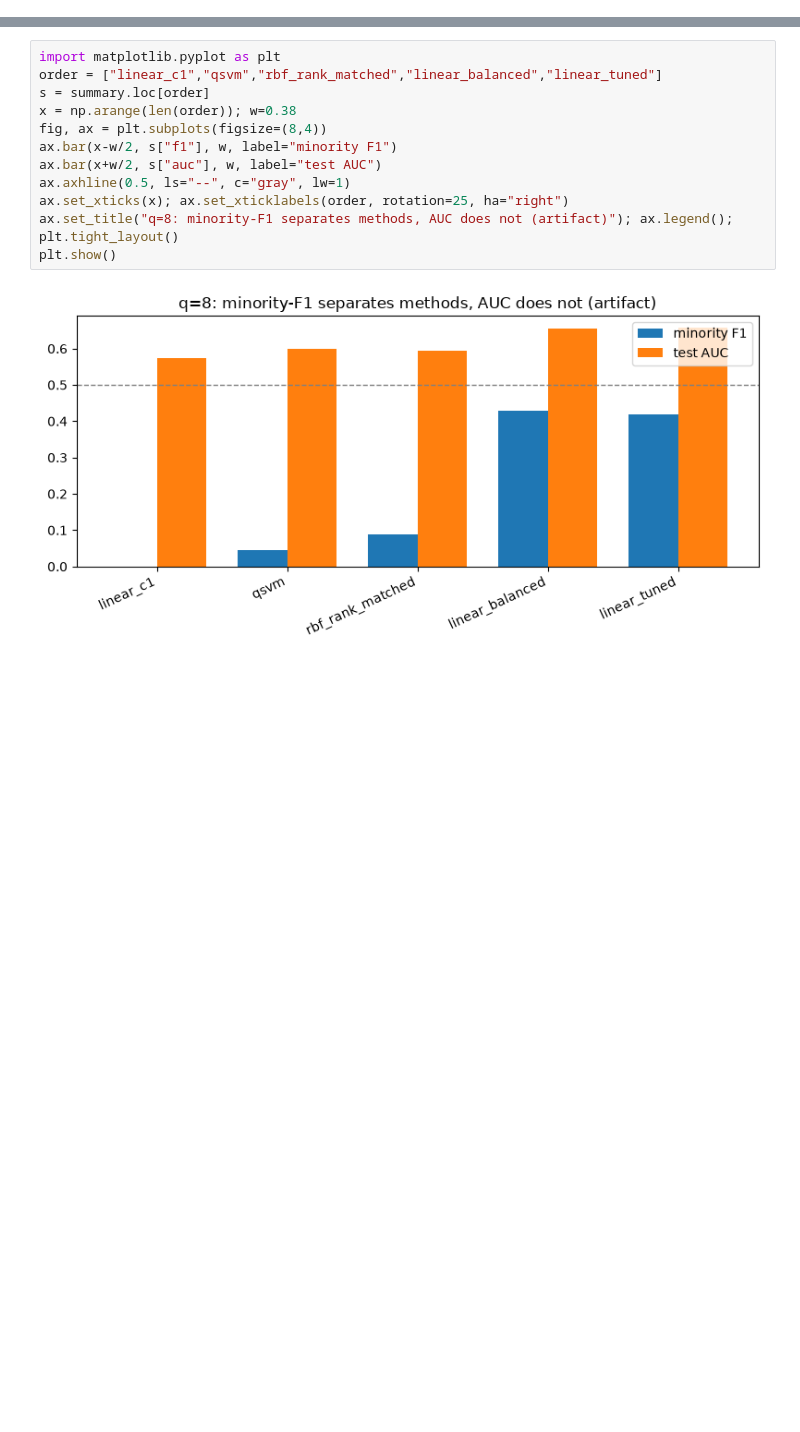
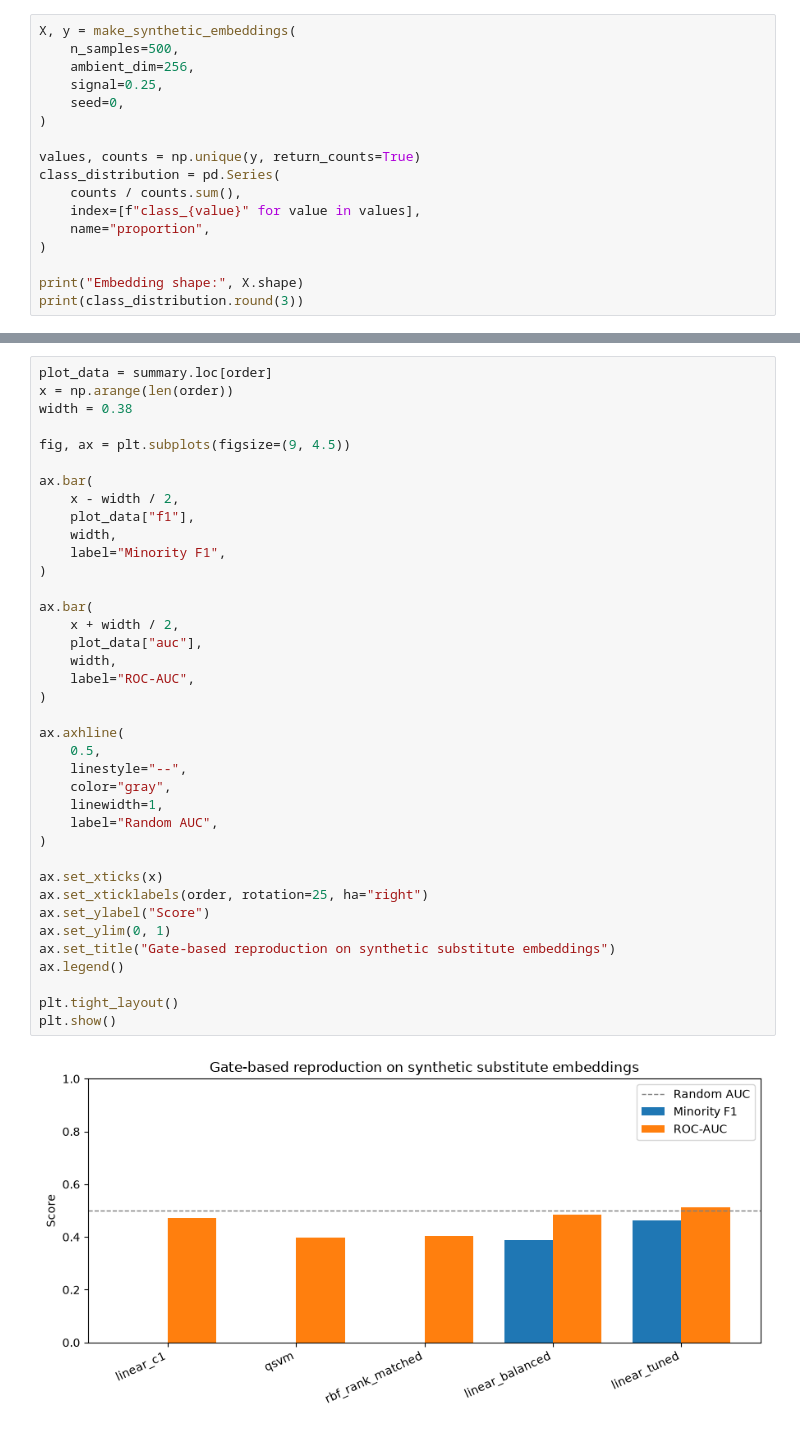
Before and after one commit to jricc/reproduced_papers, a Jupyter notebook: papers/qsvm_medimage/notebook.ipynb, the cells around one changed output, grey strips where cells are left out. Saved outputs shown, nothing was run; the diff lists cells and outputs as text; blank space fills up the shorter version.

Commit message:
First working version with a synthetic dataset

```diff
--- a/papers/qsvm_medimage/notebook.ipynb
+++ b/papers/qsvm_medimage/notebook.ipynb
@@ -36,0 +189,17 @@ QSVM survives. (`signal=0` = insurance-from-X-ray is unpredictable → everythin
+# %%
+X, y = make_synthetic_embeddings(
+    n_samples=500,
+    ambient_dim=256,
+    signal=0.25,
+    seed=0,
+)
+
+values, counts = np.unique(y, return_counts=True)
+class_distribution = pd.Series(
+    counts / counts.sum(),
+    index=[f"class_{value}" for value in values],
+    name="proportion",
+)
+
+print("Embedding shape:", X.shape)
+print(class_distribution.round(3))
@@ -60,14 +330,40 @@ And `linear_balanced` (one line of class weighting, no quantum) beats QSVM on bo
 # %%
-import matplotlib.pyplot as plt
-order = ["linear_c1","qsvm","rbf_rank_matched","linear_balanced","linear_tuned"]
-s = summary.loc[order]
-x = np.arange(len(order)); w=0.38
-fig, ax = plt.subplots(figsize=(8,4))
-ax.bar(x-w/2, s["f1"], w, label="minority F1")
-ax.bar(x+w/2, s["auc"], w, label="test AUC")
-ax.axhline(0.5, ls="--", c="gray", lw=1)
-ax.set_xticks(x); ax.set_xticklabels(order, rotation=25, ha="right")
-ax.set_title("q=8: minority-F1 separates methods, AUC does not (artifact)"); ax.legend(); plt.tight_layout()
+plot_data = summary.loc[order]
+x = np.arange(len(order))
+width = 0.38
+
+fig, ax = plt.subplots(figsize=(9, 4.5))
+
+ax.bar(
+    x - width / 2,
+    plot_data["f1"],
+    width,
+    label="Minority F1",
+)
+
+ax.bar(
+    x + width / 2,
+    plot_data["auc"],
+    width,
+    label="ROC-AUC",
+)
+
+ax.axhline(
+    0.5,
+    linestyle="--",
+    color="gray",
+    linewidth=1,
+    label="Random AUC",
+)
+
+ax.set_xticks(x)
+ax.set_xticklabels(order, rotation=25, ha="right")
+ax.set_ylabel("Score")
+ax.set_ylim(0, 1)
+ax.set_title("Gate-based reproduction on synthetic substitute embeddings")
+ax.legend()
+
+plt.tight_layout()
 plt.show()
 # %% [output]
-[figure, old version]
+[figure, new version]
```
Also changed, not shown: parts of 28 cells of this notebook, 5 other files.
